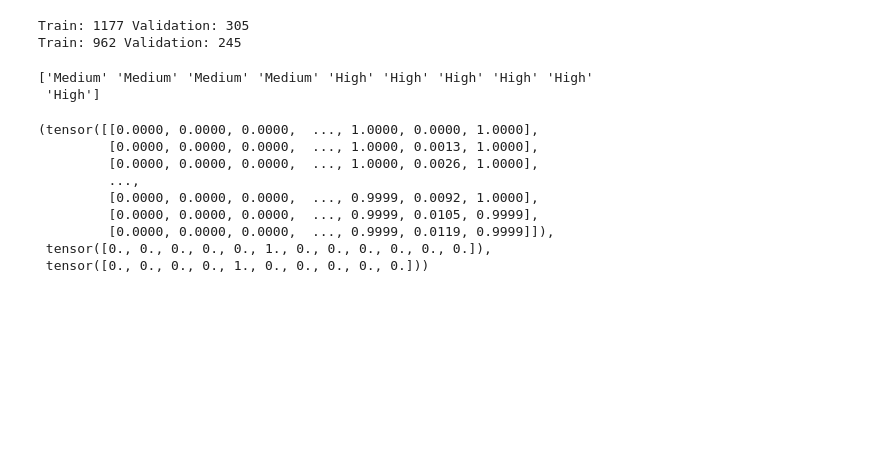
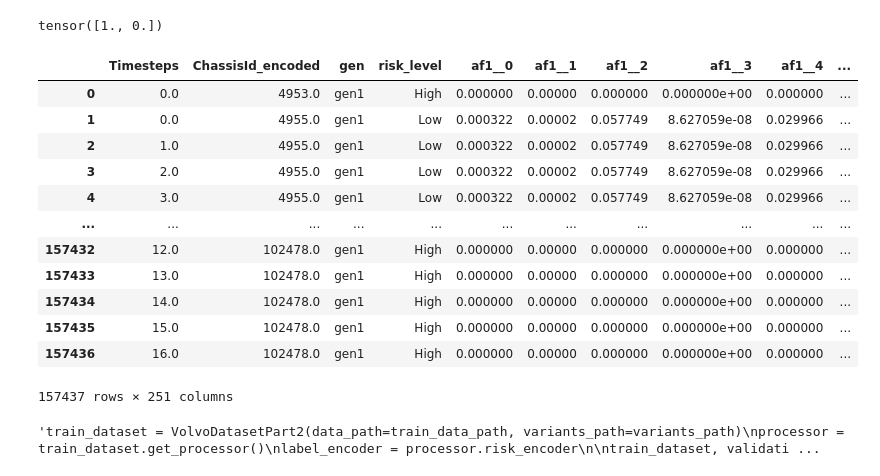
Before and after one commit to MAL-TO/Volvo-Discovery-Challenge-ECML-PKDD-2024, a Jupyter notebook: Flo_Jack/models/visualization.ipynb, the cells around one changed output. Drawn from its saved outputs; the diff is of its cells as text; code cells hidden in the pictures; blank space fills up the shorter version.

```diff
--- a/Flo_Jack/models/visualization.ipynb
+++ b/Flo_Jack/models/visualization.ipynb
@@ -27,14 +28,14 @@ args = argparse.Namespace(
     seed=13_04_2000,
     test_only=False,
     load_model="",
-    batch_size=128,
+    batch_size=256,
     num_epochs=30,
     learning_rate=0.0005,
     lr_scheduler_gamma=0.8,
     lr_scheduler_step=1,
     patience_epochs=7,
     disable_cuda=False,
-    data_path=r"Flo_Jack\models\data",
+    data_path=r"/data1/malto/volvo_ecml_2024",
     train_csv=r"train_gen1.csv",
     test_csv=r"public_X_test.csv",
     variants_csv=r"variants.csv",
@@ -55,7 +56,15 @@ weights_path = args.tcnn_weights
 os.makedirs(weights_path, exist_ok=True)
 
 ### Get dataset and model type
-
-train_data_path = os.path.join("data", "train_gen1.csv")
-test_data_path = os.path.join("data", "public_X_test.csv")
-variants_path = os.path.join("data", "variants.csv")
+train_data_path = os.path.join(args.data_path, "train_gen1.csv")
+test_data_path = os.path.join(args.data_path, "public_X_test.csv")
+variants_path = os.path.join(args.data_path, "variants.csv")
+# %%
+train_dataset = VolvoDatasetPart1(data_path=train_data_path, variants_path=variants_path)
+processor = train_dataset.get_processor()
+label_encoder = processor.risk_encoder
+
+train_dataset, validation_dataset = train_dataset.split_train_validation()
+
+test_dataset = VolvoDatasetPart1(data_path=test_data_path, variants_path=variants_path, test=True)
+test_dataset.set_processor(processor)
@@ -62,26 +73,31 @@ variants_path = os.path.join("data", "variants.csv")
+# %%
+y
+# %% [output]
+tensor([1., 0.])
+# %%
+train_dataset.volvo_df
+# %% [output]
+|  | Timesteps | ChassisId_encoded | gen | risk_level | af1__0 | af1__1 | af1__2 | af1__3 | af1__4 | ... |
+| 0 | 0.0 | 4953.0 | gen1 | High | 0.000000 | 0.00000 | 0.000000 | 0.000000e+00 | 0.000000 | ... |
+| 1 | 0.0 | 4955.0 | gen1 | Low | 0.000322 | 0.00002 | 0.057749 | 8.627059e-08 | 0.029966 | ... |
+| 2 | 1.0 | 4955.0 | gen1 | Low | 0.000322 | 0.00002 | 0.057749 | 8.627059e-08 | 0.029966 | ... |
+| 3 | 2.0 | 4955.0 | gen1 | Low | 0.000322 | 0.00002 | 0.057749 | 8.627059e-08 | 0.029966 | ... |
+| 4 | 3.0 | 4955.0 | gen1 | Low | 0.000322 | 0.00002 | 0.057749 | 8.627059e-08 | 0.029966 | ... |
+| ... | ... | ... | ... | ... | ... | ... | ... | ... | ... | ... |
+| 157432 | 12.0 | 102478.0 | gen1 | High | 0.000000 | 0.00000 | 0.000000 | 0.000000e+00 | 0.000000 | ... |
+| 157433 | 13.0 | 102478.0 | gen1 | High | 0.000000 | 0.00000 | 0.000000 | 0.000000e+00 | 0.000000 | ... |
+| 157434 | 14.0 | 102478.0 | gen1 | High | 0.000000 | 0.00000 | 0.000000 | 0.000000e+00 | 0.000000 | ... |
+| 157435 | 15.0 | 102478.0 | gen1 | High | 0.000000 | 0.00000 | 0.000000 | 0.000000e+00 | 0.000000 | ... |
+| 157436 | 16.0 | 102478.0 | gen1 | High | 0.000000 | 0.00000 | 0.000000 | 0.000000e+00 | 0.000000 | ... |
+157437 rows × 251 columns
 # %%
-train_dataset = VolvoDatasetPart2(data_path=train_data_path, variants_path=variants_path)
+"""train_dataset = VolvoDatasetPart2(data_path=train_data_path, variants_path=variants_path)
 processor = train_dataset.get_processor()
 label_encoder = processor.risk_encoder
 
 train_dataset, validation_dataset = train_dataset.split_train_validation()
 
 test_dataset = VolvoDatasetPart2(data_path=test_data_path, variants_path=variants_path, test=True)
-test_dataset.set_processor(processor)
+test_dataset.set_processor(processor) """
 # %% [output]
-Train: 1177 Validation: 305
-Train: 962 Validation: 245
+'train_dataset = VolvoDatasetPart2(data_path=train_data_path, variants_path=variants_path)\nprocessor = train_dataset.get_processor()\nlabel_encoder = processor.risk_encoder\n\ntrain_dataset, validati ...
-# %%
-train_dataset[0]
-# %% [output]
-['Medium' 'Medium' 'Medium' 'Medium' 'High' 'High' 'High' 'High' 'High'
- 'High']
-(tensor([[0.0000, 0.0000, 0.0000,  ..., 1.0000, 0.0000, 1.0000],
-         [0.0000, 0.0000, 0.0000,  ..., 1.0000, 0.0013, 1.0000],
-         [0.0000, 0.0000, 0.0000,  ..., 1.0000, 0.0026, 1.0000],
-         ...,
-         [0.0000, 0.0000, 0.0000,  ..., 0.9999, 0.0092, 1.0000],
-         [0.0000, 0.0000, 0.0000,  ..., 0.9999, 0.0105, 0.9999],
-         [0.0000, 0.0000, 0.0000,  ..., 0.9999, 0.0119, 0.9999]]),
- tensor([0., 0., 0., 0., 0., 1., 0., 0., 0., 0., 0., 0.]),
- tensor([0., 0., 0., 0., 1., 0., 0., 0., 0., 0.]))
```
Also changed, not shown: parts of 6 cells of this notebook, 1 other file.
